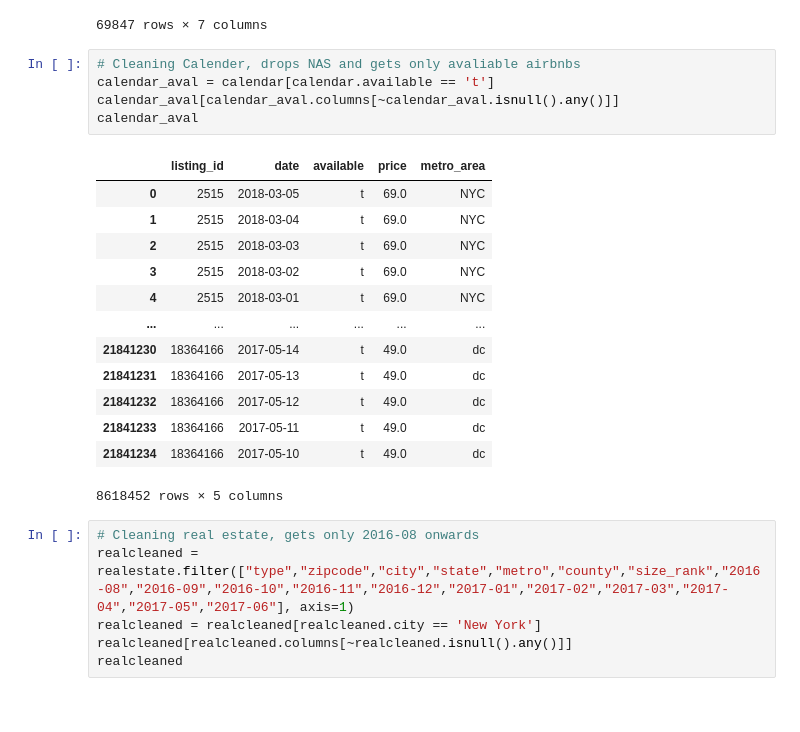
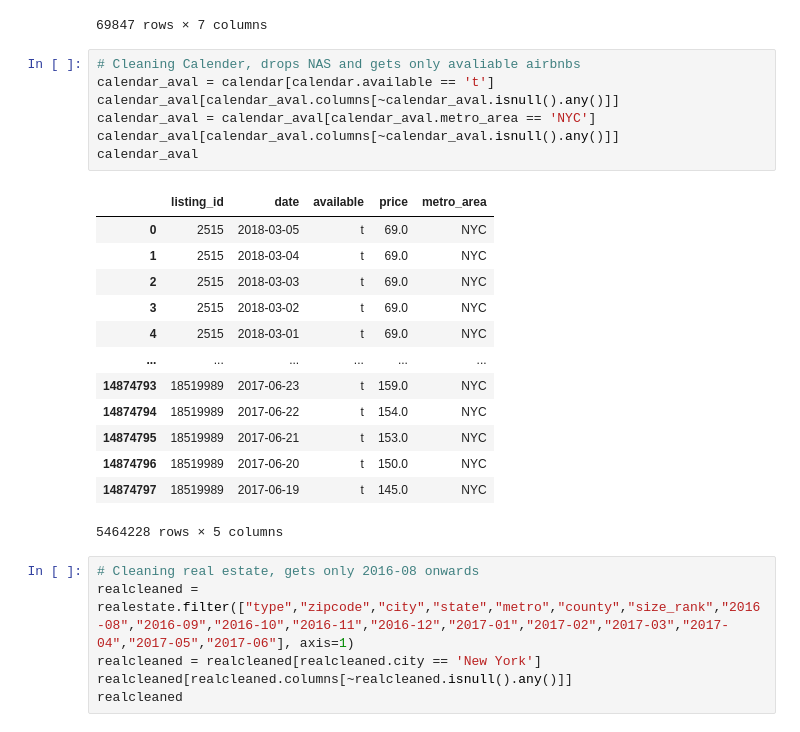
Before and after one commit to ChengAaron/1130-Final, a Jupyter notebook: 1130 Project.ipynb, the cells around one changed output. Drawn from its saved outputs; the diff is of its cells as text.

```diff
--- a/1130 Project.ipynb
+++ b/1130 Project.ipynb
@@ -138,22 +138,24 @@ venuescl
 # %%
 # Cleaning Calender, drops NAS and gets only avaliable airbnbs
 calendar_aval = calendar[calendar.available == 't']
 calendar_aval[calendar_aval.columns[~calendar_aval.isnull().any()]]
+calendar_aval = calendar_aval[calendar_aval.metro_area == 'NYC']
+calendar_aval[calendar_aval.columns[~calendar_aval.isnull().any()]]
 calendar_aval
 # %% [output]
 |  | listing_id | date | available | price | metro_area |
 | 0 | 2515 | 2018-03-05 | t | 69.0 | NYC |
 | 1 | 2515 | 2018-03-04 | t | 69.0 | NYC |
 | 2 | 2515 | 2018-03-03 | t | 69.0 | NYC |
 | 3 | 2515 | 2018-03-02 | t | 69.0 | NYC |
 | 4 | 2515 | 2018-03-01 | t | 69.0 | NYC |
 | ... | ... | ... | ... | ... | ... |
-| 21841230 | 18364166 | 2017-05-14 | t | 49.0 | dc |
-| 21841231 | 18364166 | 2017-05-13 | t | 49.0 | dc |
-| 21841232 | 18364166 | 2017-05-12 | t | 49.0 | dc |
-| 21841233 | 18364166 | 2017-05-11 | t | 49.0 | dc |
-| 21841234 | 18364166 | 2017-05-10 | t | 49.0 | dc |
+| 14874793 | 18519989 | 2017-06-23 | t | 159.0 | NYC |
+| 14874794 | 18519989 | 2017-06-22 | t | 154.0 | NYC |
+| 14874795 | 18519989 | 2017-06-21 | t | 153.0 | NYC |
+| 14874796 | 18519989 | 2017-06-20 | t | 150.0 | NYC |
+| 14874797 | 18519989 | 2017-06-19 | t | 145.0 | NYC |
-8618452 rows × 5 columns
+5464228 rows × 5 columns
 # %%
 # Cleaning real estate, gets only 2016-08 onwards
 realcleaned = realestate.filter(["type","zipcode","city","state","metro","county","size_rank","2016-08","2016-09","2016-10","2016-11","2016-12","2017-01","2017-02","2017-03","2017-04","2017-05","2017-06"], axis=1)
```
